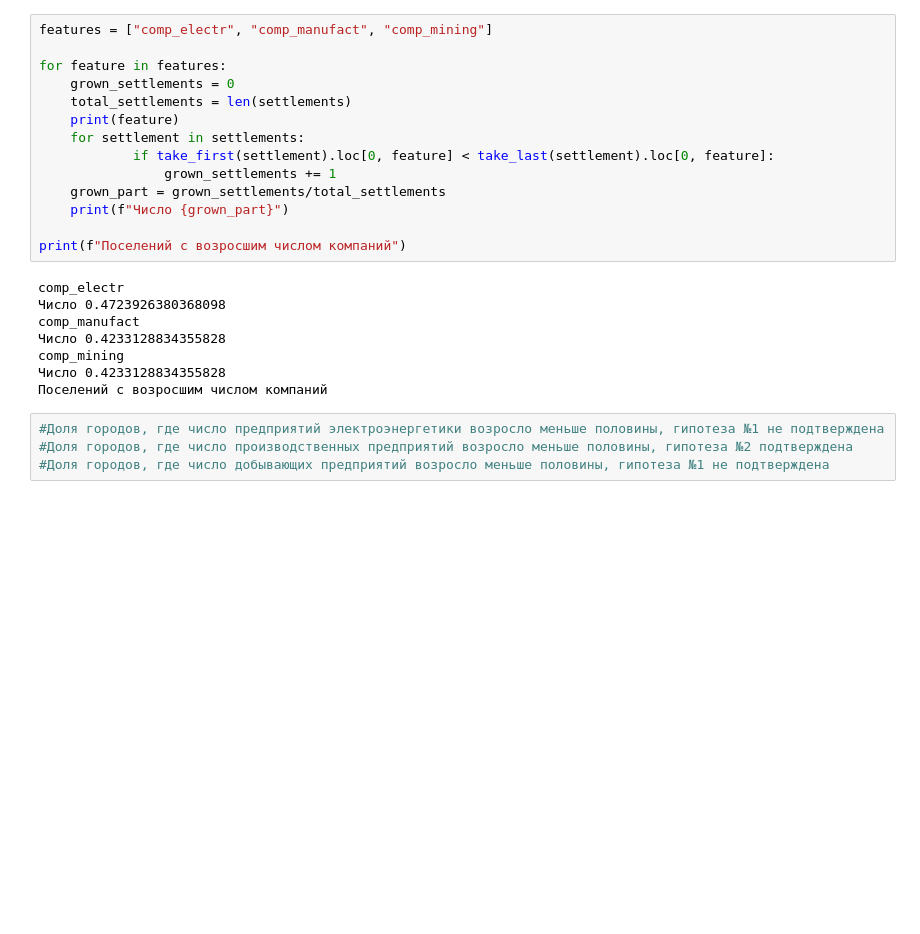
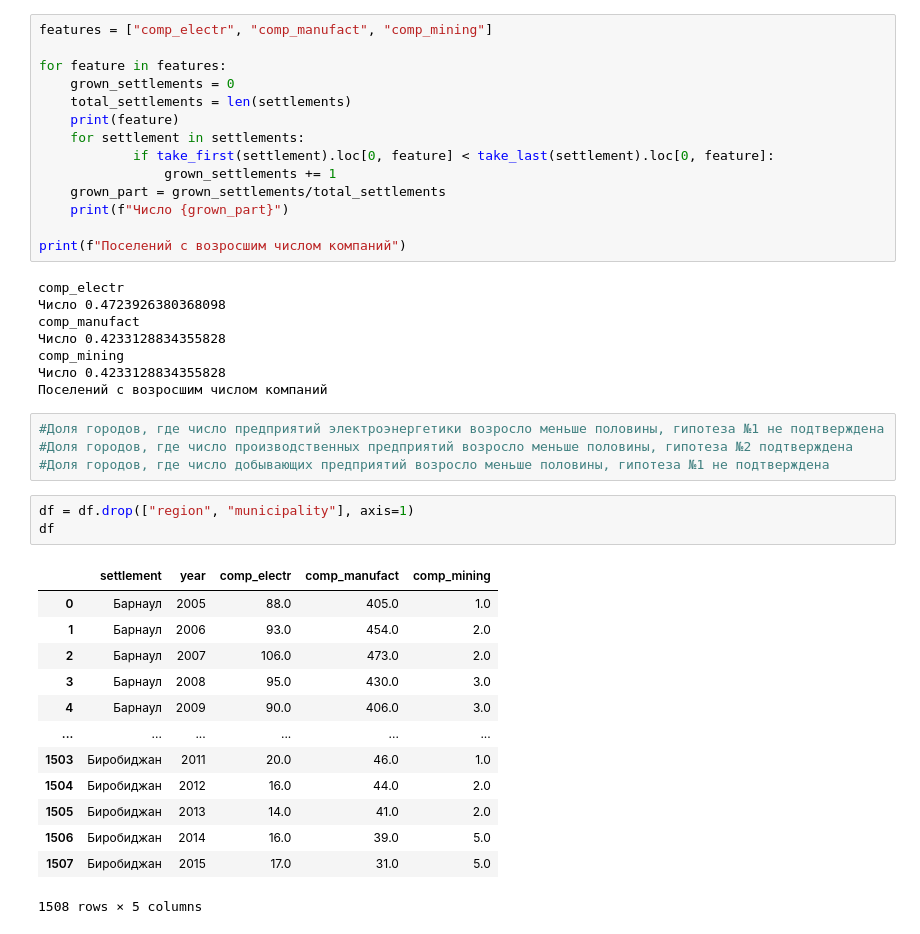
Before and after one commit to BGSs2019/data_science_practice, a Jupyter notebook: cities_analyses.ipynb, the cells around one changed output. Drawn from its saved outputs; the diff is of its cells as text; blank space fills up the shorter version.

```diff
--- a/cities_analyses.ipynb
+++ b/cities_analyses.ipynb
@@ -201,3 +201,20 @@ comp_mining
 #Доля городов, где число предприятий электроэнергетики возросло меньше половины, гипотеза №1 не подтверждена
 #Доля городов, где число производственных предприятий возросло меньше половины, гипотеза №2 подтверждена
 #Доля городов, где число добывающих предприятий возросло меньше половины, гипотеза №1 не подтверждена
+# %%
+df = df.drop(["region", "municipality"], axis=1)
+df
+# %% [output]
+|  | settlement | year | comp_electr | comp_manufact | comp_mining |
+| 0 | Барнаул | 2005 | 88.0 | 405.0 | 1.0 |
+| 1 | Барнаул | 2006 | 93.0 | 454.0 | 2.0 |
+| 2 | Барнаул | 2007 | 106.0 | 473.0 | 2.0 |
+| 3 | Барнаул | 2008 | 95.0 | 430.0 | 3.0 |
+| 4 | Барнаул | 2009 | 90.0 | 406.0 | 3.0 |
+| ... | ... | ... | ... | ... | ... |
+| 1503 | Биробиджан | 2011 | 20.0 | 46.0 | 1.0 |
+| 1504 | Биробиджан | 2012 | 16.0 | 44.0 | 2.0 |
+| 1505 | Биробиджан | 2013 | 14.0 | 41.0 | 2.0 |
+| 1506 | Биробиджан | 2014 | 16.0 | 39.0 | 5.0 |
+| 1507 | Биробиджан | 2015 | 17.0 | 31.0 | 5.0 |
+1508 rows × 5 columns
```
Also changed, not shown: parts of 6 cells of this notebook.
